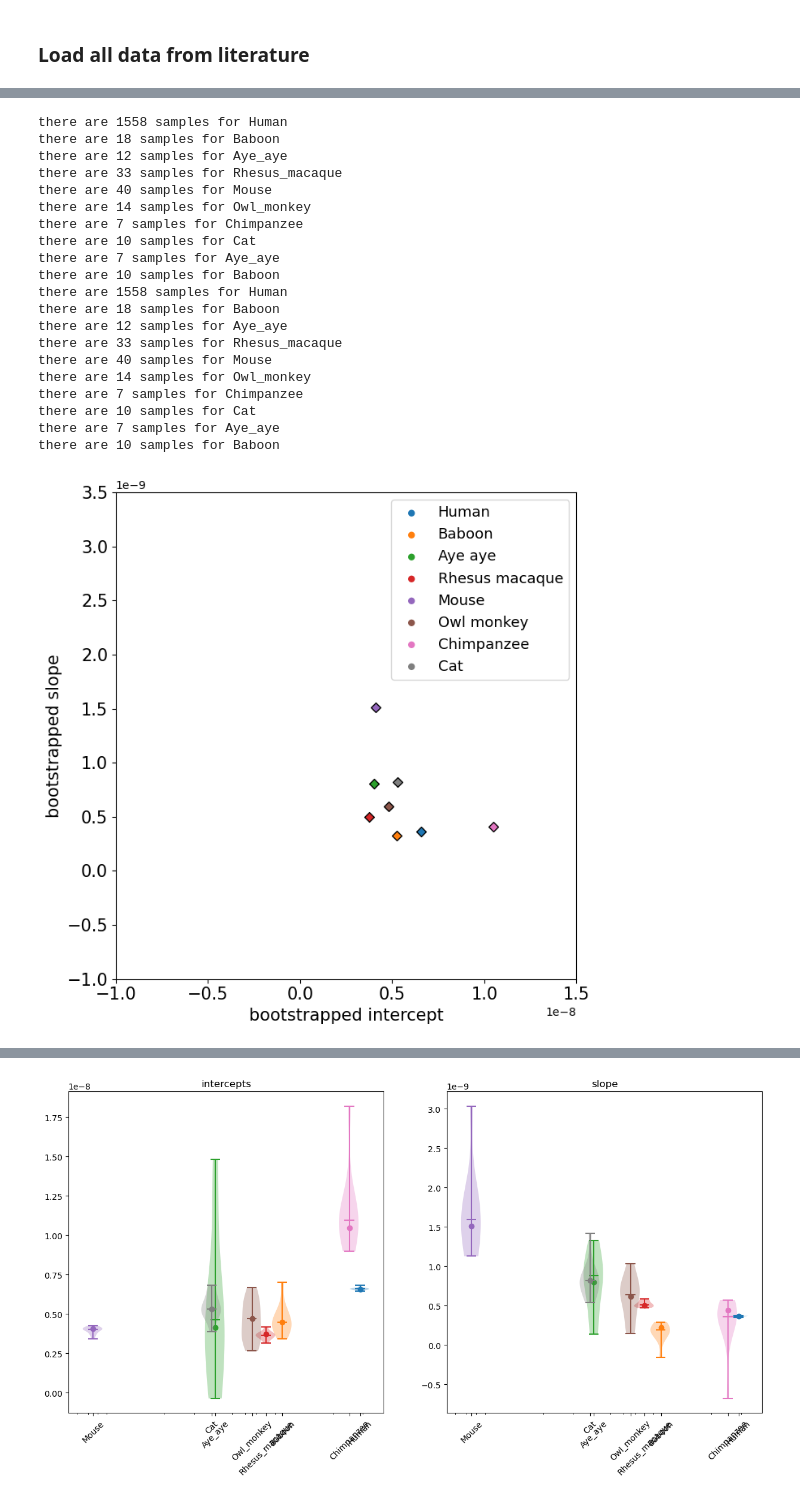
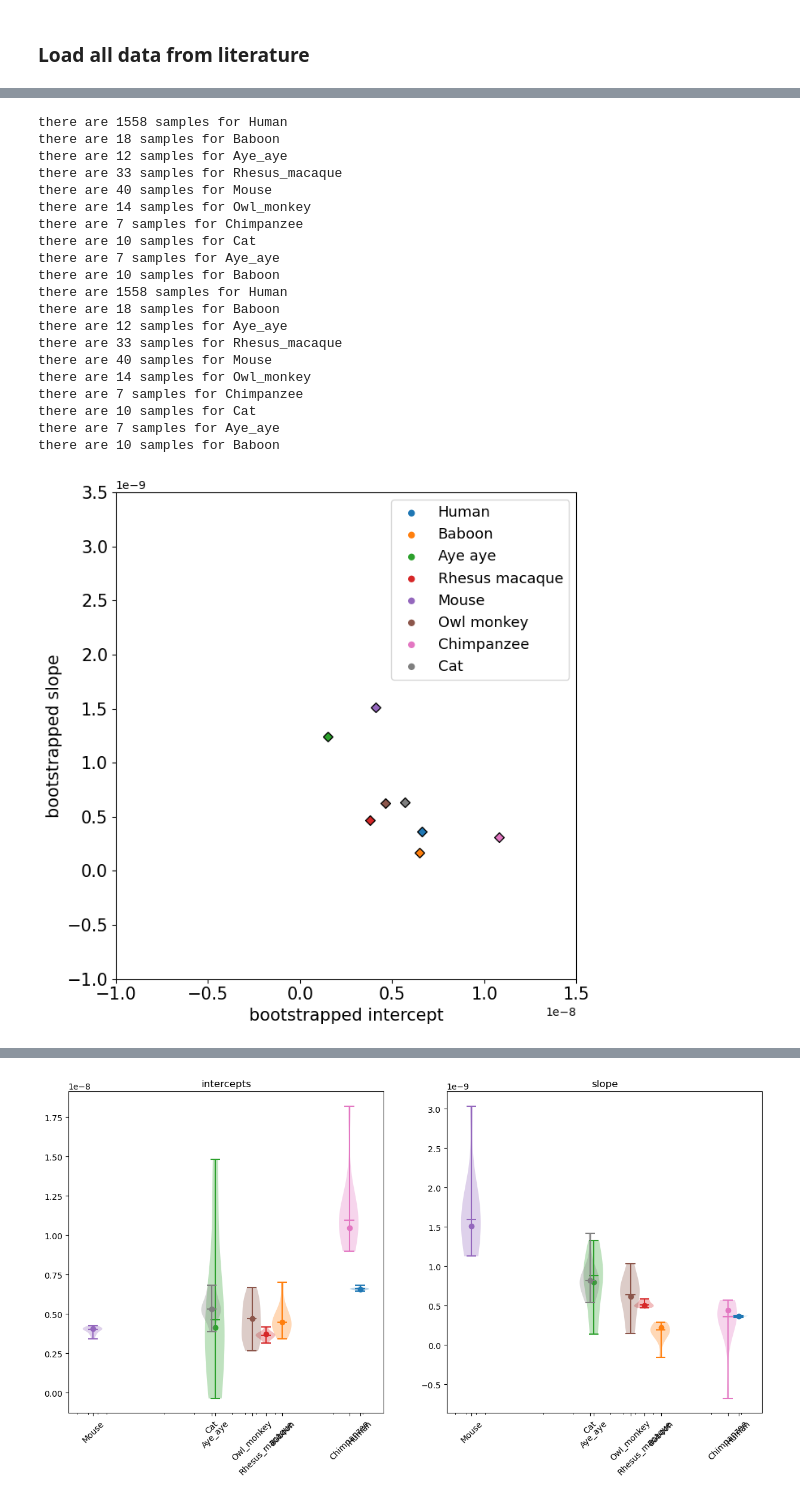
Before and after one commit to harrispopgen/clocklike-DBH, a Jupyter notebook: mutation_rate_regression_literature.ipynb, the cells around one changed output, grey strips where cells are left out. Saved outputs shown, nothing was run; the diff lists cells and outputs as text; code cells hidden in the pictures.

```diff
--- a/mutation_rate_regression_literature.ipynb
+++ b/mutation_rate_regression_literature.ipynb
@@ -29,8 +29,12 @@ generation_time = {"Baboon": 10, "Human": 29, "Aye_aye": 4,
         "Rhesus_macaque": 8, "Mouse": 0.75, "Owl_monkey": 6.6, "Chimpanzee": 25, "Cat": 3.8,
 }
 
-paternal_maternal_ratio = {"Human": [3,1], "Baboon": [4.5, 1], "Aye_aye": [2.82, 1],
-        "Rhesus_macaque": [3.22, 1], "Mouse": [2.1, 1], "Owl_monkey": [2.09, 1], "Chimpanzee": [4.37, 1], "Cat": [3, 1],
+# paternal_maternal_ratio = {"Human": [3,1], "Baboon": [4.5, 1], "Aye_aye": [2.82, 1],
+#         "Rhesus_macaque": [3.22, 1], "Mouse": [2.1, 1], "Owl_monkey": [2.09, 1], "Chimpanzee": [4.37, 1], "Cat": [3, 1],
+# }
+
+paternal_maternal_ratio = {"Human": [1.51, 0.37], "Baboon": [1, 1], "Aye_aye": [0, 1],
+        "Rhesus_macaque": [1.8364, 0.3042], "Mouse": [1, 1], "Owl_monkey": [1, 0], "Chimpanzee": [1, 0], "Cat": [1, 0],
 }
 # %% [markdown]
 ## Poisson regression, bootstrap implementation for single species, and other helper functions
@@ -47,7 +51,7 @@ def poisson_regression_for_individual_species(y, X, print_result=False, add_inte
     df_result = pd.concat([params.rename("coeff"), pvals.rename("pval"), conf_int], axis=1)
     if print_result:
         print(df_result)
-    return [params[intercept_params_name], params[slope_params_name], df_result]
+    return [params[intercept_params_name], params[slope_params_name], df_result, result]
 
 def plot_poisson_regression_result(df, params, title):
     mu_per_site = df["mutation_count"] / df["callable_genome_size"]
@@ -71,6 +75,20 @@ def compute_weighted_average_age_and_regression_covariates(paternal_age, materna
     Z_c = corrected_age * callable_genome_size
     return [corrected_age, Z_p, Z_m, Z_c]
 
+def calculate_nested_f_statistic(small_model, big_model):
+    """
+        Given two fitted GLMs, the larger of which contains the parameter space of the smaller,
+        return the F Stat and P value corresponding to the larger model adding explanatory power
+        from link: https://stackoverflow.com/questions/27328623/anova-test-for-glm-in-python
+    """
+    addtl_params = big_model.df_model - small_model.df_model
+    f_stat = (small_model.deviance - big_model.deviance) / (addtl_params * big_model.scale)
+    df_numerator = addtl_params
+    # use fitted values to obtain n_obs from model object:
+    df_denom = (big_model.fittedvalues.shape[0] - big_model.df_model)
+    p_value = stats.f.sf(f_stat, df_numerator, df_denom)
+    return (f_stat, p_value)
+
 def check_batch_effect(df_dict):
     """
     helper function that performs joint and individual regressions for species where multiple datasets are available,
@@ -87,15 +105,15 @@ def check_batch_effect(df_dict):
 
     y, X = df["mutation_count"], df[["callable_genome_size", "Z_c"]]
     print(f"\n--------------- joint regression, {len(df)} individuals --------------------")
-    _ = poisson_regression_for_individual_species(y.astype(float), X.astype(float), print_result=True, add_intercept=False)
+    _, _, _, result_joint = poisson_regression_for_individual_species(y.astype(float), X.astype(float), print_result=True, add_intercept=False)
 
     print(f"\n----------- Dataset as categories regression -------------")
     X = dmatrix(f"0 + callable_genome_size + Z_c + C(dataset):callable_genome_size + C(dataset):Z_c", df)
     column_names = X.design_info.column_names
     with warnings.catch_warnings():
         warnings.filterwarnings("ignore", category=DomainWarning)
-        result = sm.GLM(y.astype(float), X.astype(float), family=sm.families.Poisson(link=sm.genmod.families.links.Identity())).fit()
-    params, pvals, conf_int = list(result.params), list(result.pvalues), result.conf_int()
+        result_category = sm.GLM(y.astype(float), X.astype(float), family=sm.families.Poisson(link=sm.genmod.families.links.Identity())).fit()
+    params, pvals, conf_int = list(result_category.params), list(result_category.pvalues), result_category.conf_int()
     table = [["coeff"] + params, ["p-value"] + pvals]
 
     df_column_names = ["intercept", "dataset x interaction", "slope", "dataset x slope interaction", "p_val_intercept", "p_val_dataset x interaction", "p_val_slope", "p_val_dataset x slope interaction"]
@@ -104,6 +122,9 @@ def check_batch_effect(df_dict):
     dataset_name_str = " vs ".join([k for k in df_dict.keys()])
     df_batch_effect.index = [dataset_name_str]
     df_batch_effect.to_csv(f"output/batch_effect_{dataset_name_str}.csv")
+
+    _, p_val_batch = calculate_nested_f_statistic(result_joint, result_category)
+    print(f"the p-value from the ANOVA test for batch effect is {p_val_batch}")
     # df_batch_output
     print(tabulate(table, headers=column_names))
 # %% [markdown]
@@ -632,7 +660,7 @@ def reformat_poisson_regression_df(df, species_name):
 
 def bootstrap_poisson_regression_for_individual_species(y, X, add_intercept=False, print_result=False, print_perfect_separation=False, num_iterations=1000):
     bootstrap_result = {"intercept": [], "slope": []}
-    [intercept_original, slope_original, df_result_original]= poisson_regression_for_individual_species(y, X, add_intercept=add_intercept, print_result=print_result)
+    [intercept_original, slope_original, df_result_original, _]= poisson_regression_for_individual_species(y, X, add_intercept=add_intercept, print_result=print_result)
     bootstrap_result["intercept"].append(intercept_original)
     bootstrap_result["slope"].append(slope_original)
     warnings.filterwarnings("error", category=PerfectSeparationWarning)
@@ -643,7 +671,7 @@ def bootstrap_poisson_regression_for_individual_species(y, X, add_intercept=Fals
 
         # with warnings.catch_warnings():
         try:
-            [i, s, _] = poisson_regression_for_individual_species(y_boot, X_boot, add_intercept=add_intercept)
+            [i, s, _, _] = poisson_regression_for_individual_species(y_boot, X_boot, add_intercept=add_intercept)
             bootstrap_result["intercept"].append(i)
             bootstrap_result["slope"].append(s)
         except PerfectSeparationWarning:
@@ -684,7 +712,7 @@ def set_confidence_interval_plot_yticks(unique_species, ax):
     labels = [f"{s} {p}" for s in unique_species for p in ["intercept", "slope"]]
     ax.set_yticks(y_pos, labels)
 
-def main_bootstrap(df, generation_time, age_of_puberty, num_bootstrap_iterations=1000, plot_bootstrap=True):
+def main_bootstrap(df, generation_time, age_of_puberty, num_bootstrap_iterations=1000, plot_bootstrap=True, save_figure=False):
     unique_species = df["species"].unique()
 
     point_estimates = dict()
@@ -729,6 +757,9 @@ def main_bootstrap(df, generation_time, age_of_puberty, num_bootstrap_iterations
             lh.set_alpha(1)
         fig.tight_layout()
 
+    if save_figure:
+        fig.savefig("figures/supp_figure1_bootstrap.pdf", bbox_inches='tight')
+
     return [bootstrap_estimates, point_estimates, df_regression]
 
 def group_point_estimates(point_estimates, point_estimate_versoza, point_estimate_wu):
@@ -768,44 +799,45 @@ def save_point_estimates_and_generation_time(point_estimates, generation_time, u
 # %%
 for use_default_alpha in [True, False]:
     df_wang_wang = load_df_for_species(use_default_alpha)
+    save_figure = False if use_default_alpha is True else True
     plot_bootstrap = False if use_default_alpha is True else True
     num_bootstrap_main = 0 if use_default_alpha is True else 0
 
-    [_, point_estimates_wang_wang, df_wang_wang] = main_bootstrap(df_wang_wang, generation_time, age_of_puberty, num_bootstrap_iterations=num_bootstrap_main, plot_bootstrap=plot_bootstrap)
+    [_, point_estimates_wang_wang, df_wang_wang] = main_bootstrap(df_wang_wang, generation_time, age_of_puberty, num_bootstrap_iterations=num_bootstrap_main, plot_bootstrap=plot_bootstrap, save_figure=save_figure)
 
     df_ayeaye_versoza = load_versoza_aye_aye_data(age_of_puberty, use_default_alpha)
     [_, point_estimate_ayeaye_versoza, df_versoza] = main_bootstrap(df_ayeaye_versoza, generation_time, age_of_puberty, num_bootstrap_iterations=0, plot_bootstrap=False)
 
     [_, df_baboon_wu] = load_baboon_human_wu_2020_data(age_of_puberty, use_default_alpha)
     [_, point_estimate_baboon_wu, df_wu] = main_bootstrap(df_baboon_wu, generation_time, age_of_puberty, num_bootstrap_iterations=0, plot_bootstrap=False)
 
     merged_point_estimates = group_point_estimates(point_estimates_wang_wang, point_estimate_ayeaye_versoza, point_estimate_baboon_wu)
     save_point_estimates_and_generation_time(merged_point_estimates, generation_time, use_default_alpha)
     df_regression = pd.concat([df_wang_wang, df_versoza, df_wu])
     alpha_str = "default_alpha" if use_default_alpha else "variable_alpha"
     df_regression.to_csv(f"output/individual_species_regression_result_{alpha_str}.csv")
 # %% [output]
 there are 1558 samples for Human
 there are 18 samples for Baboon
 there are 12 samples for Aye_aye
 there are 33 samples for Rhesus_macaque
 there are 40 samples for Mouse
 there are 14 samples for Owl_monkey
 there are 7 samples for Chimpanzee
 there are 10 samples for Cat
 there are 7 samples for Aye_aye
 there are 10 samples for Baboon
 there are 1558 samples for Human
 there are 18 samples for Baboon
 there are 12 samples for Aye_aye
 there are 33 samples for Rhesus_macaque
 there are 40 samples for Mouse
 there are 14 samples for Owl_monkey
 there are 7 samples for Chimpanzee
 there are 10 samples for Cat
 there are 7 samples for Aye_aye
 there are 10 samples for Baboon
-[figure, old version]
+[figure, new version]
 # %%
 def tabulate_point_estimates(point_estimates, age_of_puberty, generation_time):
     first_draft_estimates = {
```
Also changed, not shown: parts of 5 cells of this notebook.
